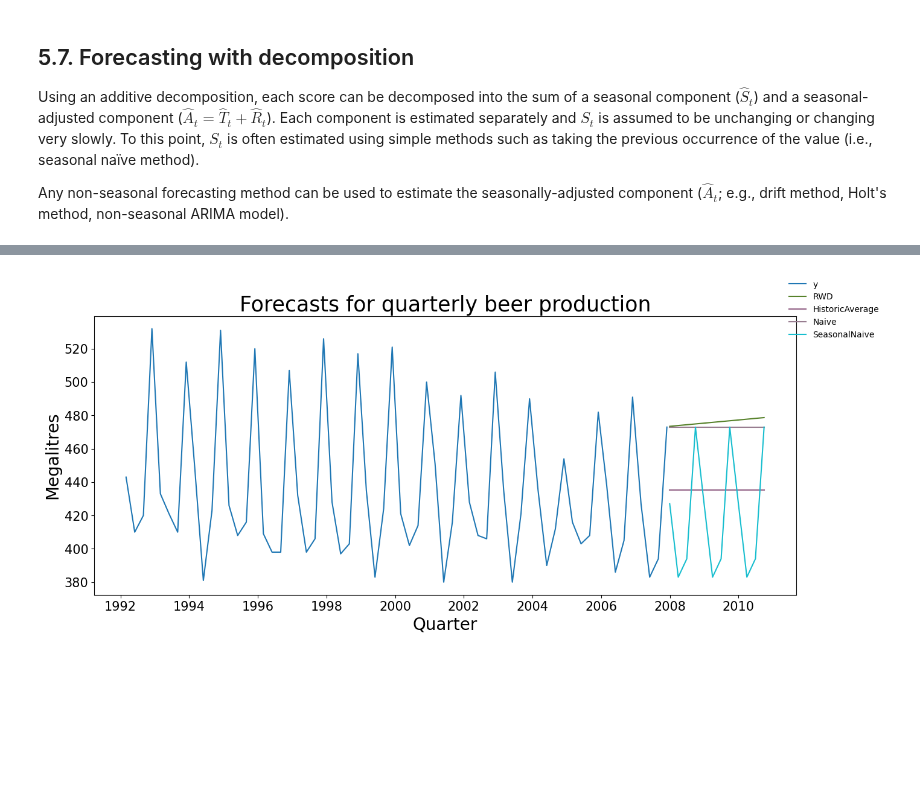
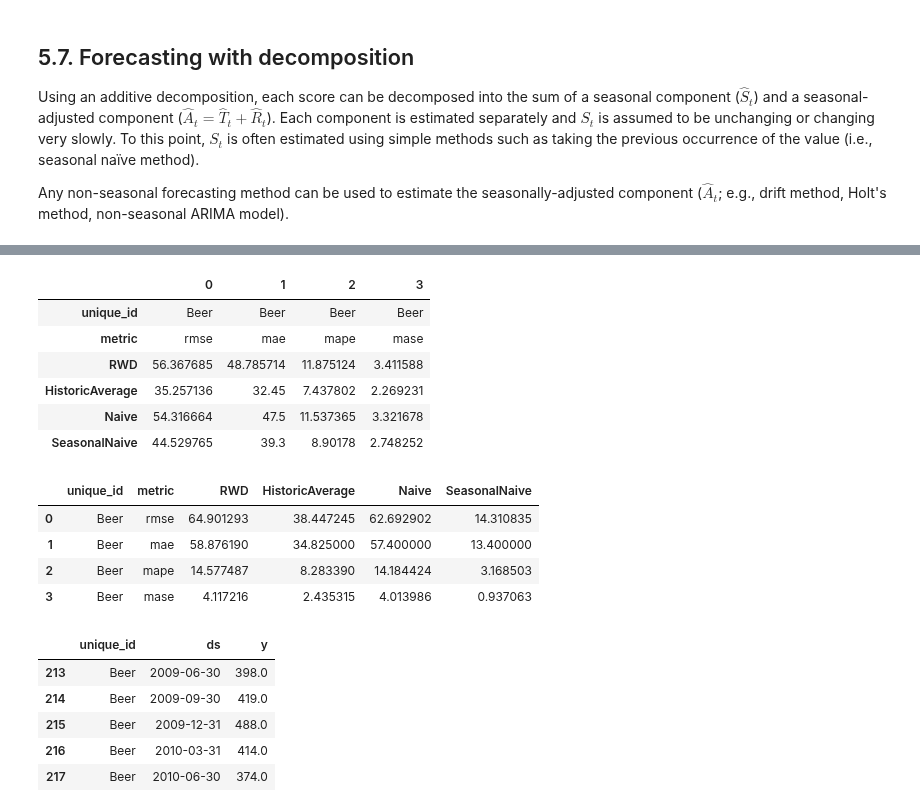
Before and after one commit to sebsciarra/gas_pump_prices, a Jupyter notebook: notebooks/chap5_forecaster_toolbox.ipynb, the cells around one changed output, grey strips where cells are left out. Drawn from its saved outputs; the diff is of its cells as text; code cells hidden in the pictures; blank space fills up the shorter version.

```diff
--- a/notebooks/chap5_forecaster_toolbox.ipynb
+++ b/notebooks/chap5_forecaster_toolbox.ipynb
@@ -299,10 +286,54 @@ See the caveats in the documentation: https://pandas.pydata.org/pandas-docs/stab
-# %%
-from fpppy.utils import plot_series
-
-plot_series(df_train, df_forecasts,
-            xlabel="Quarter",
-            ylabel="Megalitres",
-            title="Forecasts for quarterly beer production",
-            rm_legend=False)
-# %% [output]
-[figure, removed]
+# %%
+df_aus_beer = df_aus_beer.assign(
+    ds = df_aus_beer['ds'] + pd.offsets.MonthEnd(0))
+
+# merge in y values
+# df_forecasts = df_forecasts.merge(right=df_aus_beer, on=['unique_id', 'ds'])
+
+evaluation = evaluate(df_forecasts, metrics=[rmse, mae, mape,
+  partial(mase, seasonality=4)], train_df=df_train)
+evaluation.T
+# %% [output]
+|  | 0 | 1 | 2 | 3 |
+| unique_id | Beer | Beer | Beer | Beer |
+| metric | rmse | mae | mape | mase |
+| RWD | 56.367685 | 48.785714 | 11.875124 | 3.411588 |
+| HistoricAverage | 35.257136 | 32.45 | 7.437802 | 2.269231 |
+| Naive | 54.316664 | 47.5 | 11.537365 | 3.321678 |
+| SeasonalNaive | 44.529765 | 39.3 | 8.90178 | 2.748252 |
+# %%
+train_df = df_aus_beer.query("ds.dt.year <= 2007")
+test_df = df_aus_beer.query("ds.dt.year > 2007")
+
+mean_method = HistoricAverage()
+naive_method = Naive()
+drift_method = RandomWalkWithDrift()
+seasonal_naive = SeasonalNaive(4)
+
+sf = StatsForecast(
+    models=[drift_method, mean_method, naive_method, seasonal_naive],
+    freq="Q"
+)
+preds = sf.forecast(df=train_df, h=10)
+preds = preds.merge(right=df_aus_beer, on=['unique_id', 'ds'])
+
+evaluation = evaluate(preds, metrics=[rmse, mae, mape,
+  partial(mase, seasonality=4)], train_df=train_df)
+
+evaluation
+# %% [output]
+|  | unique_id | metric | RWD | HistoricAverage | Naive | SeasonalNaive |
+| 0 | Beer | rmse | 64.901293 | 38.447245 | 62.692902 | 14.310835 |
+| 1 | Beer | mae | 58.876190 | 34.825000 | 57.400000 | 13.400000 |
+| 2 | Beer | mape | 14.577487 | 8.283390 | 14.184424 | 3.168503 |
+| 3 | Beer | mase | 4.117216 | 2.435315 | 4.013986 | 0.937063 |
+# %%
+df_aus_beer.assign(
+    ds = df_aus_beer['ds'] + pd.offsets.MonthEnd(0)).tail()
+# %% [output]
+|  | unique_id | ds | y |
+| 213 | Beer | 2009-06-30 | 398.0 |
+| 214 | Beer | 2009-09-30 | 419.0 |
+| 215 | Beer | 2009-12-31 | 488.0 |
+| 216 | Beer | 2010-03-31 | 414.0 |
+| 217 | Beer | 2010-06-30 | 374.0 |
```
Also changed, not shown: parts of 6 cells of this notebook.
